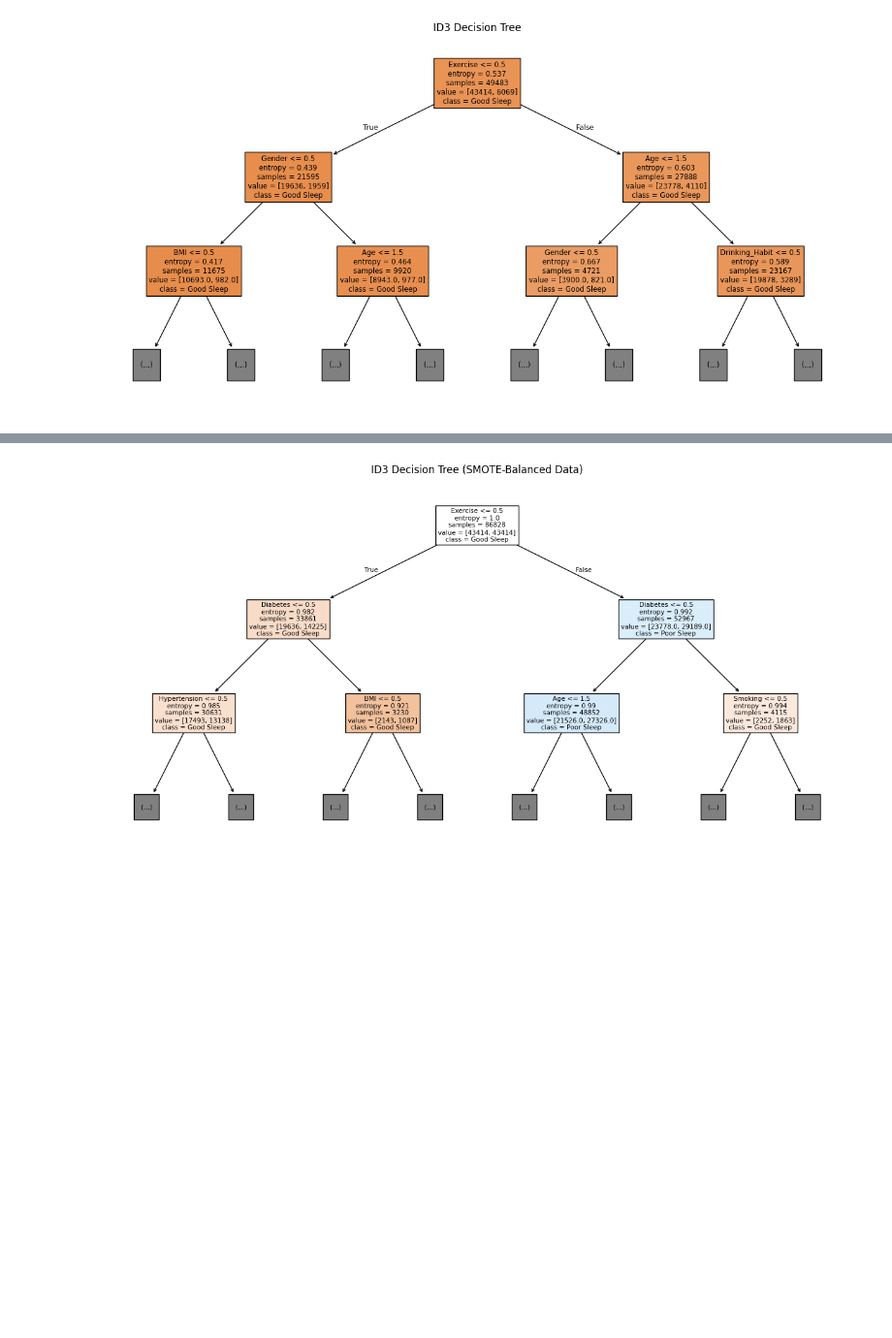
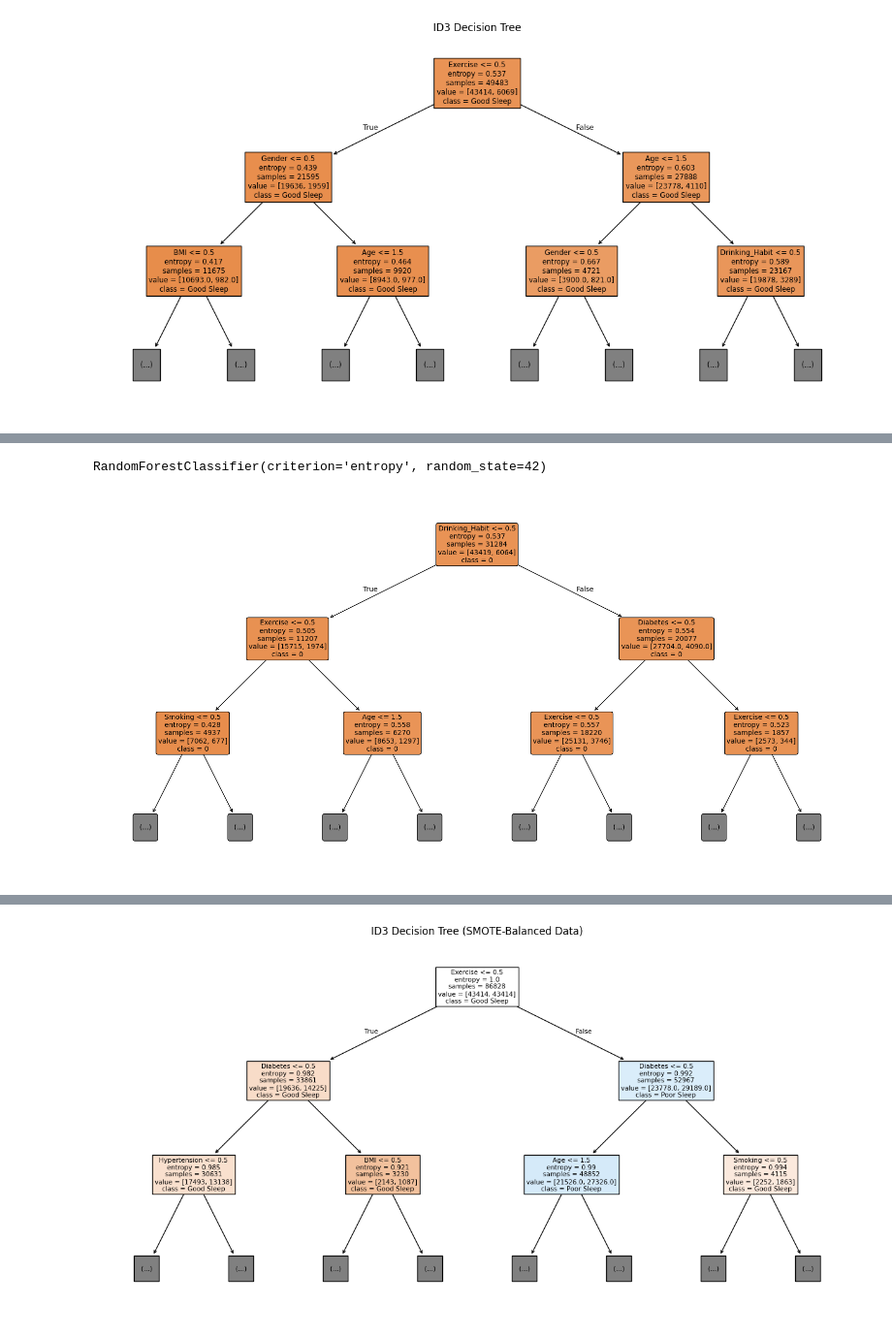
Before and after one commit to jweland/DataModels, a Jupyter notebook: main.ipynb, the cells around one changed output, grey strips where cells are left out. Shown at 97% size. Cells and saved outputs as stored; diff of their text form; code cells hidden in the pictures; blank space fills up the shorter version.

```diff
--- a/main.ipynb
+++ b/main.ipynb
@@ -101,2 +68,23 @@ plt.show()
+# %%
+# Random Forest Classifier
+# Do a train test split
+# look at the f1-score
+unbalanced_forest = RandomForestClassifier(criterion="entropy", random_state=42)
+
+unbalanced_forest.fit(X, y)
+# %% [output]
+RandomForestClassifier(criterion='entropy', random_state=42)
+# %%
+plt.figure(figsize=(20, 10))
+plot_tree(unbalanced_forest.estimators_[0],
+          feature_names=X.columns,
+          class_names=[str(cls) for cls in unbalanced_forest.classes_],
+          filled=True,
+          rounded=True,
+          max_depth=2)
+
+plt.show()
+# %% [output]
+[figure, added]
 # %%
 # this is better to look at than information gain
```
Also changed, not shown: parts of 6 cells of this notebook, 1 other file.
